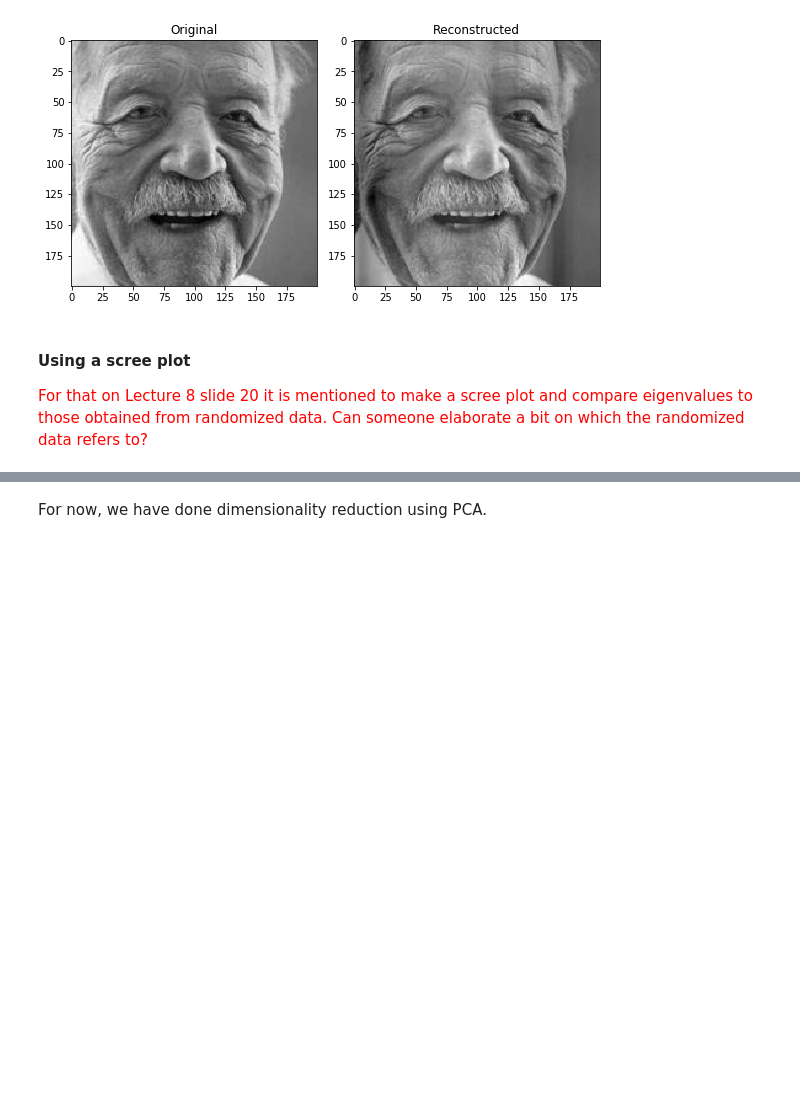
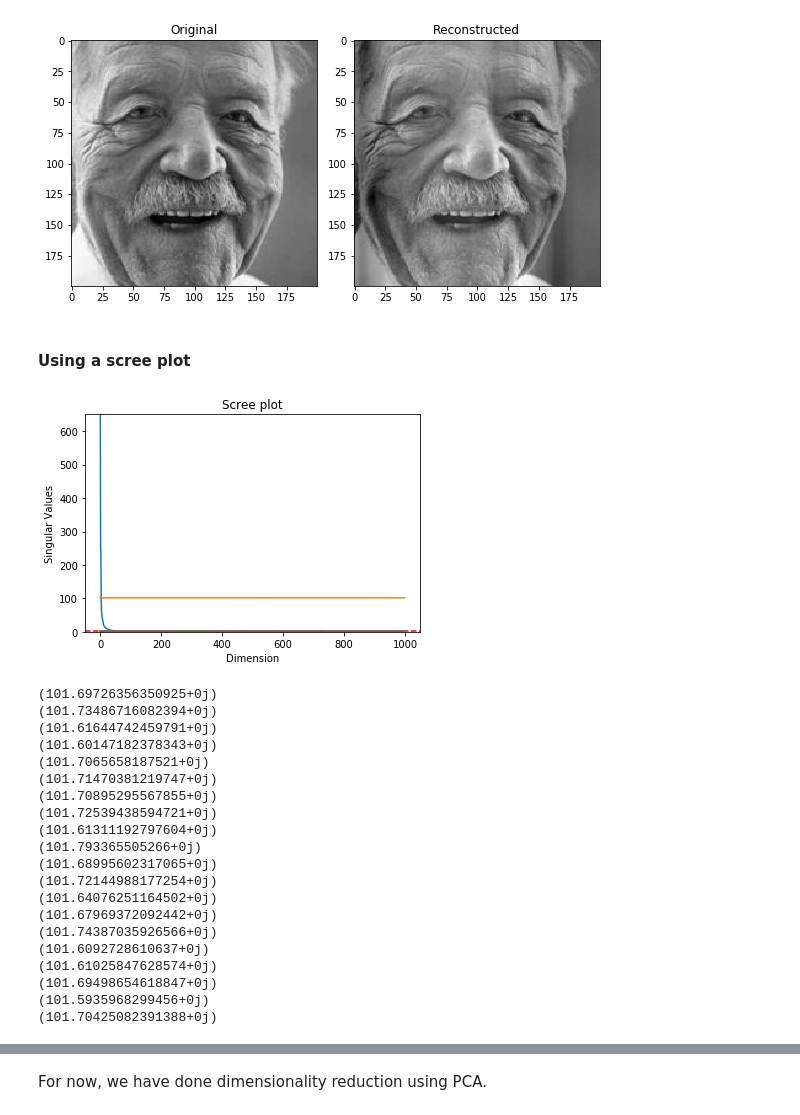
Before and after one commit to MikkelWolfhagen/02582-case-2, a Jupyter notebook: PCA.ipynb, the cells around one changed output, grey strips where cells are left out. Drawn from its saved outputs; the diff is of its cells as text; code cells hidden in the pictures; blank space fills up the shorter version.

```diff
--- a/PCA.ipynb
+++ b/PCA.ipynb
@@ -208,7 +212,5 @@ fig.tight_layout()
 plt.show()
 # %% [output]
 [figure]
-# %% [markdown]
-#### Using a scree plot
-
-<font color='red'> For that on Lecture 8 slide 20 it is mentioned to make a scree plot and compare eigenvalues to those obtained from randomized data. Can someone elaborate a bit on which the randomized data refers to? </font>
+# %% [markdown]
+#### Using a scree plot
@@ -215,3 +236,39 @@ plt.show()
+# %%
+plt.ylabel('Singular Values')
+plt.xlabel('Dimension')
+plt.title('Scree plot')
+plt.ylim(0, max(pca.explained_variance_))
+plt.style.context('seaborn-whitegrid')
+plt.axhline(y=1, color='r', linestyle = '--')
+plt.plot(pca.explained_variance_)
+plt.plot(rnd_baseline[0][:1000])
+plt.show()
+#print(len(rnd_baseline[0]))
+for i in range(20):
+    print(rnd_baseline[0][i][0])
+    #print(rnd_baseline[1][i])
+# %% [output]
+[figure, added]
+(101.69726356350925+0j)
+(101.73486716082394+0j)
+(101.61644742459791+0j)
+(101.60147182378343+0j)
+(101.7065658187521+0j)
+(101.71470381219747+0j)
+(101.70895295567855+0j)
+(101.72539438594721+0j)
+(101.61311192797604+0j)
+(101.793365505266+0j)
+(101.68995602317065+0j)
+(101.72144988177254+0j)
+(101.64076251164502+0j)
+(101.67969372092442+0j)
+(101.74387035926566+0j)
+(101.6092728610637+0j)
+(101.61025847628574+0j)
+(101.69498654618847+0j)
+(101.5935968299456+0j)
+(101.70425082391388+0j)
 # %%
 plt.ylabel('Singular Values')
 plt.xlabel('Dimension')
```
Also changed, not shown: parts of 27 cells of this notebook.
